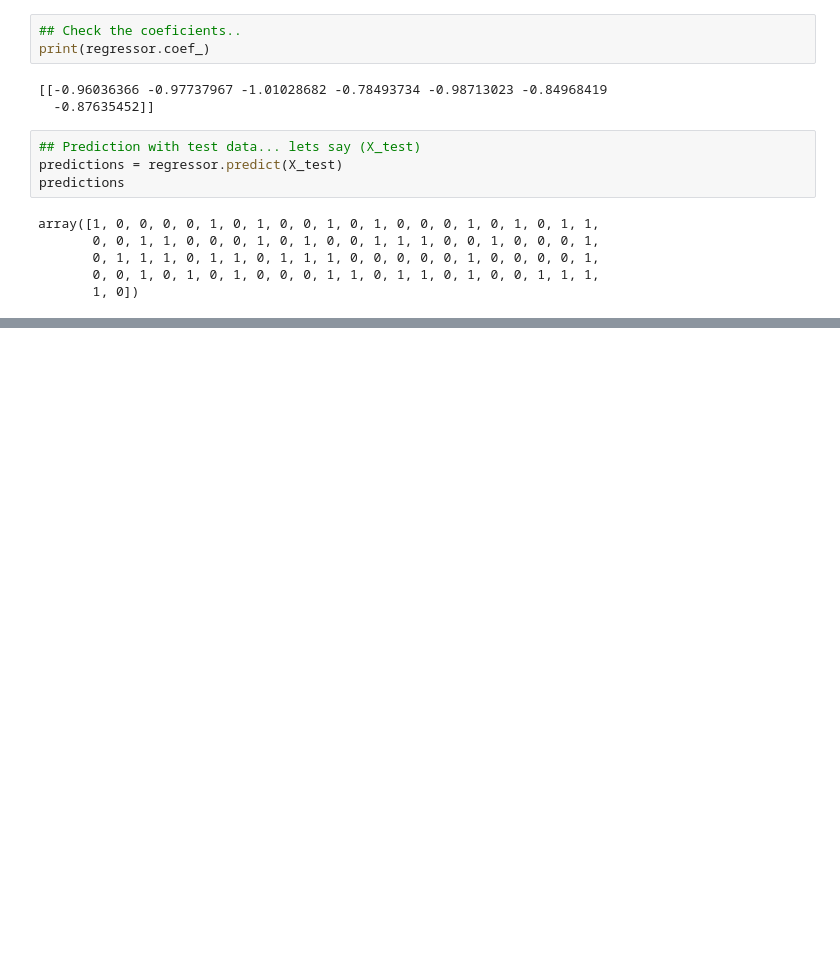
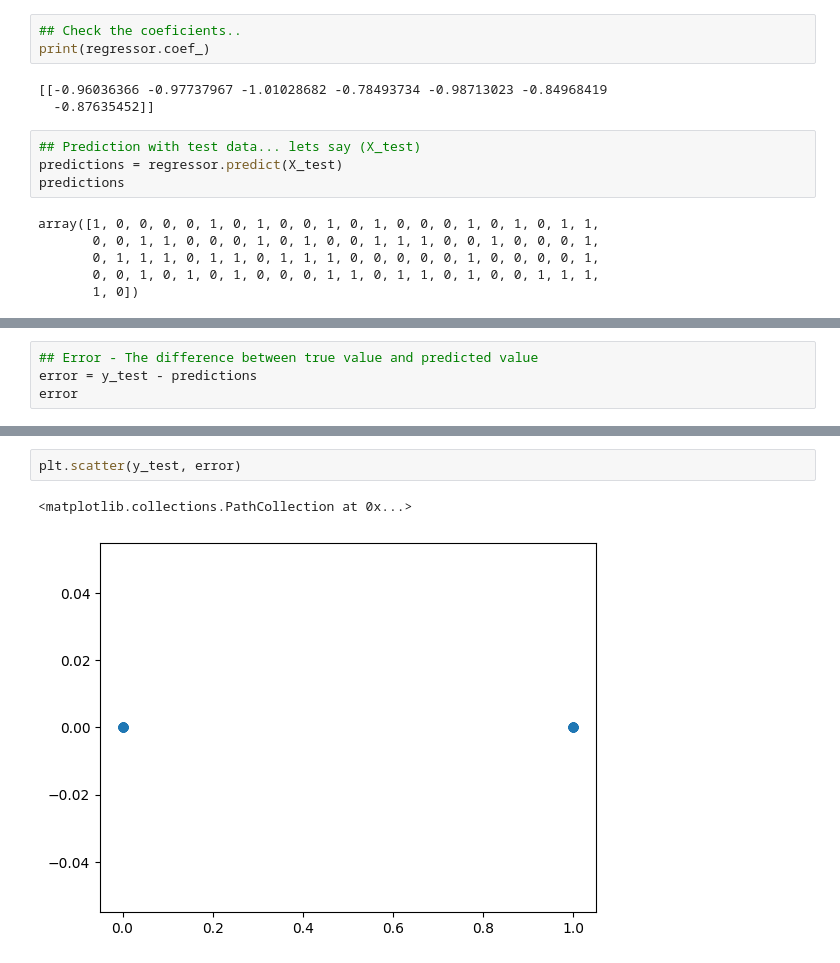
Before and after one commit to Iyabivuz-e/Dozzy, a Jupyter notebook: backend/model/chronotype.ipynb, the cells around one changed output, grey strips where cells are left out. Cells and saved outputs as stored; diff of their text form; blank space fills up the shorter version.

```diff
--- a/backend/model/chronotype.ipynb
+++ b/backend/model/chronotype.ipynb
@@ -189,0 +198,4 @@ array([1, 0, 0, 0, 0, 1, 0, 1, 0, 0, 1, 0, 1, 0, 0, 0, 1, 0, 1, 0, 1, 1,
+# %%
+## Error - The difference between true value and predicted value
+error = y_test - predictions
+error
@@ -189,0 +215,5 @@ array([1, 0, 0, 0, 0, 1, 0, 1, 0, 0, 1, 0, 1, 0, 0, 0, 1, 0, 1, 0, 1, 1,
+# %%
+plt.scatter(y_test, error)
+# %% [output]
+<matplotlib.collections.PathCollection at 0x...>
+[figure, added]
```
Also changed, not shown: parts of 3 cells of this notebook.
